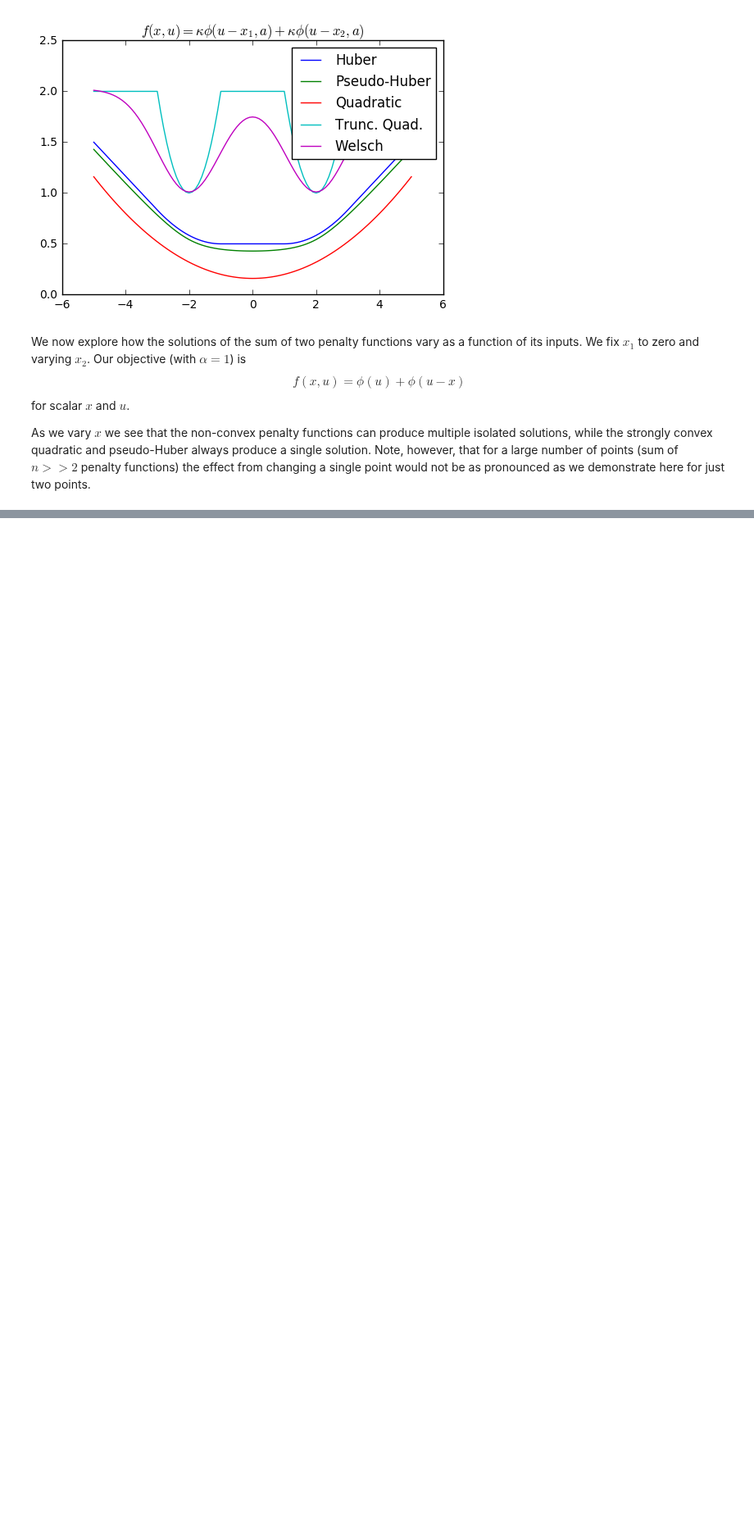
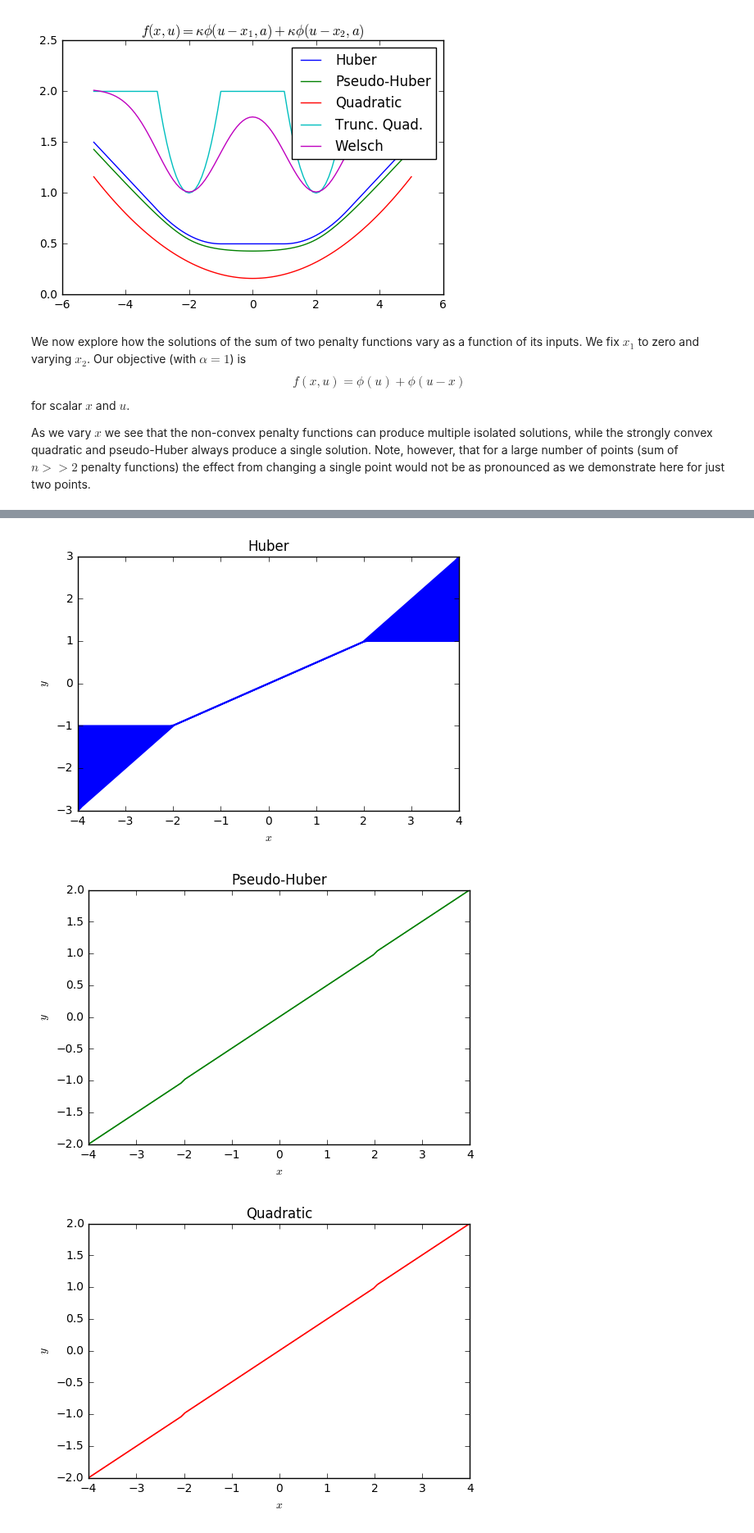
Before and after one commit to anucvml/ddn, a Jupyter notebook: tutorials/03_robust_pooling.ipynb, the cells around one changed output, grey strips where cells are left out. Shown at 82% size. Drawn from its saved outputs; the diff is of its cells as text; code cells hidden in the pictures; blank space fills up the shorter version.

Commit message:
separate solution map plot for each penalty

```diff
--- a/tutorials/03_robust_pooling.ipynb
+++ b/tutorials/03_robust_pooling.ipynb
@@ -74,6 +74,27 @@ $$
 for scalar $x$ and $u$.
 
 As we vary $x$ we see that the non-convex penalty functions can produce multiple isolated solutions, while the strongly convex quadratic and pseudo-Huber always produce a single solution. Note, however, that for a large number of points (sum of $n >> 2$ penalty functions) the effect from changing a single point would not be as pronounced as we demonstrate here for just two points.
+# %%
+# prepare data for animation and plots
+
+def find_local_minima(v):
+    """Finds the local minima of a one-dimensional curve and returns their index. In the
+    case of a plateau (such as for Huber) returns the boundary points of the plateau."""
+    return [i for i in range(1, len(v)-1) if ((v[i] < v[i-1]) and (v[i] <= v[i+1])) or ((v[i] <= v[i-1]) and (v[i] < v[i+1]))]
+
+
+x = np.linspace(-4.0, 4.0, num=100)
+u = np.linspace(-5.0, 5.0, num=501)
+y = {}
+for name in sorted(phi.keys()):
+    y[name] = [[] for xi in x]
+
+for i in range(len(x)):
+    for name in sorted(phi.keys()):
+        # find (global) minimia of objective function
+        f = phi[name](u, 1.0) + phi[name](u - x[i], 1.0)
+        f_min = np.min(f)
+        y[name][i] = [j for j in find_local_minima(f) if f[j] <= f_min + 1.0e-3]
 # %%
 # animate solution for sum of two penalty functions
 
@@ -139,0 +150,25 @@ HTML(ani.to_html5_video())
+# %%
+cm = plt.rcParams["axes.prop_cycle"].by_key()["color"]
+
+for indx, name in enumerate(sorted(phi.keys())):
+    y_min = [min(u[i]) for i in y[name]]
+    y_max = [max(u[i]) for i in y[name]]
+
+    fig = plt.figure()
+    plt.plot(x, y_min, color=cm[indx % len(cm)])
+    plt.plot(x, y_max, color=cm[indx % len(cm)])
+    for i in range(len(x)):
+        if len(y[name][i]) > 2:
+            for uj in [u[jy] for jy in y[name][i] if ((u[jy] != y_min[i]) and (u[jy] != y_max[i]))]:
+                plt.plot(x[i], uj, color=cm[indx % len(cm)], marker='.')
+
+    if name == "Huber":
+        plt.fill_between(x, y_max, y_min, color=cm[indx % len(cm)])
+
+    plt.xlabel(r"$x$"); plt.ylabel(r"$y$"); plt.title(name)
+
+plt.show()
+# %% [output]
+[figure, added]
+[figure, added]
+[figure, added]
```
Also changed, not shown: parts of 4 cells of this notebook.
